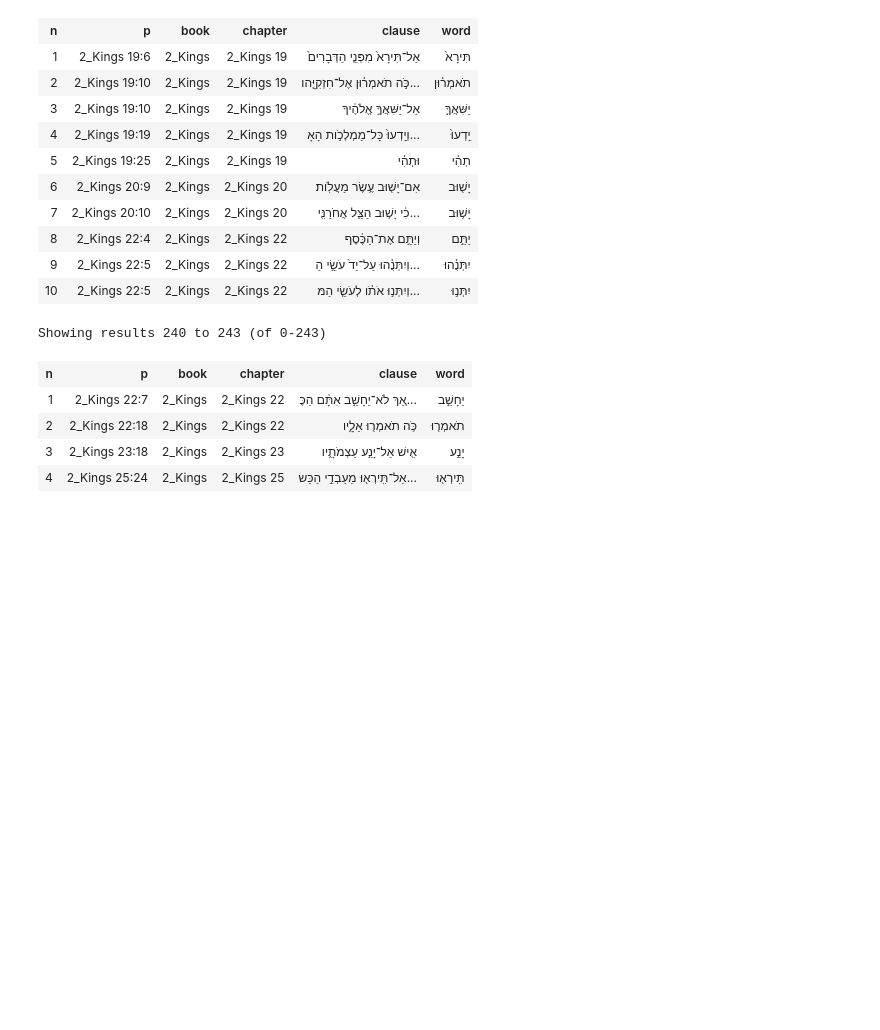
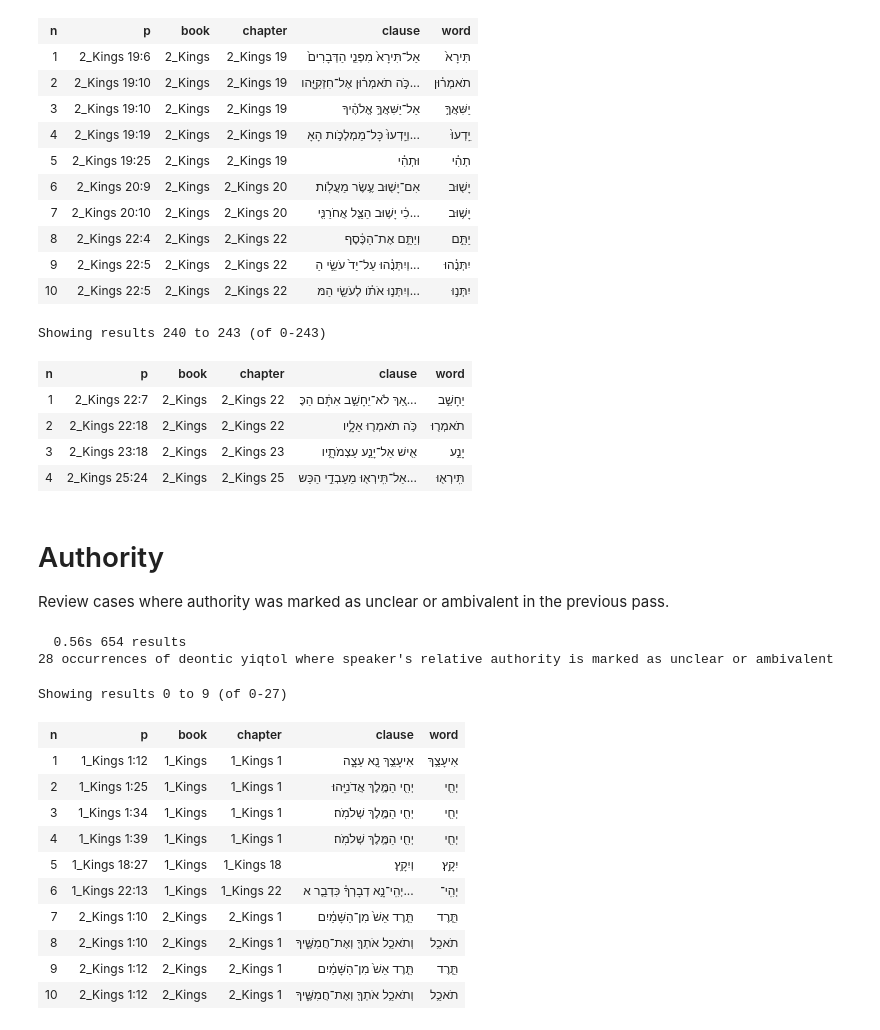
Before and after one commit to dtrlanz/bhsa-kings, a Jupyter notebook: deontic yiqtol.ipynb, the cells around one changed output. Cells and saved outputs as stored; diff of their text form; code cells hidden in the pictures; blank space fills up the shorter version.

Commit message:
revise deontic yiqtol forms with unclear relative authority

```diff
--- a/deontic yiqtol.ipynb
+++ b/deontic yiqtol.ipynb
@@ -728,3 +728,40 @@ Showing results 240 to 243 (of 0-243)
 | 2 | 2_Kings 22:18 | 2_Kings | 2_Kings 22 | כֹּ֥ה תֹאמְר֖וּ אֵלָ֑יו | תֹאמְר֖וּ |
 | 3 | 2_Kings 23:18 | 2_Kings | 2_Kings 23 | אִ֖ישׁ אַל־יָנַ֣ע עַצְמֹתָ֑יו | יָנַ֣ע |
 | 4 | 2_Kings 25:24 | 2_Kings | 2_Kings 25 | אַל־תִּֽירְא֖וּ מֵעַבְדֵ֣י הַכַּש... | תִּֽירְא֖וּ |
+# %% [markdown]
+# Authority
+
+Review cases where authority was marked as unclear or ambivalent in the previous pass.
+# %%
+# compile list of deontic yiqtol forms in 1-2 Kings tagged with the marker `A_UNCLEAR`
+results = A.search('''
+book book=Reges_I|Reges_II
+    chapter
+        clause
+            word vt=impf
+''')
+
+nodes = []
+for bk, ch , cl, word in results:
+    if A_UNCLEAR in data[word]:
+        nodes.append((bk, ch, cl, word))
+
+print(f"{len(nodes)} occurrences of deontic yiqtol where speaker's relative authority is marked as unclear or ambivalent")
+# %% [output]
+  0.56s 654 results
+28 occurrences of deontic yiqtol where speaker's relative authority is marked as unclear or ambivalent
+# %%
+go_to_page(0)
+# %% [output]
+Showing results 0 to 9 (of 0-27)
+| n | p | book | chapter | clause | word |
+| 1 | 1_Kings 1:12 | 1_Kings | 1_Kings 1 | אִיעָצֵ֥ךְ נָ֖א עֵצָ֑ה | אִיעָצֵ֥ךְ |
+| 2 | 1_Kings 1:25 | 1_Kings | 1_Kings 1 | יְחִ֖י הַמֶּ֥לֶךְ אֲדֹנִיָּֽהוּ׃ | יְחִ֖י |
+| 3 | 1_Kings 1:34 | 1_Kings | 1_Kings 1 | יְחִ֖י הַמֶּ֥לֶךְ שְׁלֹמֹֽה׃ | יְחִ֖י |
+| 4 | 1_Kings 1:39 | 1_Kings | 1_Kings 1 | יְחִ֖י הַמֶּ֥לֶךְ שְׁלֹמֹֽה׃ | יְחִ֖י |
+| 5 | 1_Kings 18:27 | 1_Kings | 1_Kings 18 | וְיִקָֽץ׃ | יִקָֽץ׃ |
+| 6 | 1_Kings 22:13 | 1_Kings | 1_Kings 22 | יְהִֽי־נָ֣א דְבָרְךָ֗ כִּדְבַ֛ר א... | יְהִֽי־ |
+| 7 | 2_Kings 1:10 | 2_Kings | 2_Kings 1 | תֵּ֤רֶד אֵשׁ֙ מִן־הַשָּׁמַ֔יִם | תֵּ֤רֶד |
+| 8 | 2_Kings 1:10 | 2_Kings | 2_Kings 1 | וְתֹאכַ֥ל אֹתְךָ֖ וְאֶת־חֲמִשֶּׁ֑יךָ | תֹאכַ֥ל |
+| 9 | 2_Kings 1:12 | 2_Kings | 2_Kings 1 | תֵּ֤רֶד אֵשׁ֙ מִן־הַשָּׁמַ֔יִם | תֵּ֤רֶד |
+| 10 | 2_Kings 1:12 | 2_Kings | 2_Kings 1 | וְתֹאכַ֥ל אֹתְךָ֖ וְאֶת־חֲמִשֶּׁ֑יךָ | תֹאכַ֥ל |
```
Also changed, not shown: parts of 7 cells of this notebook.
